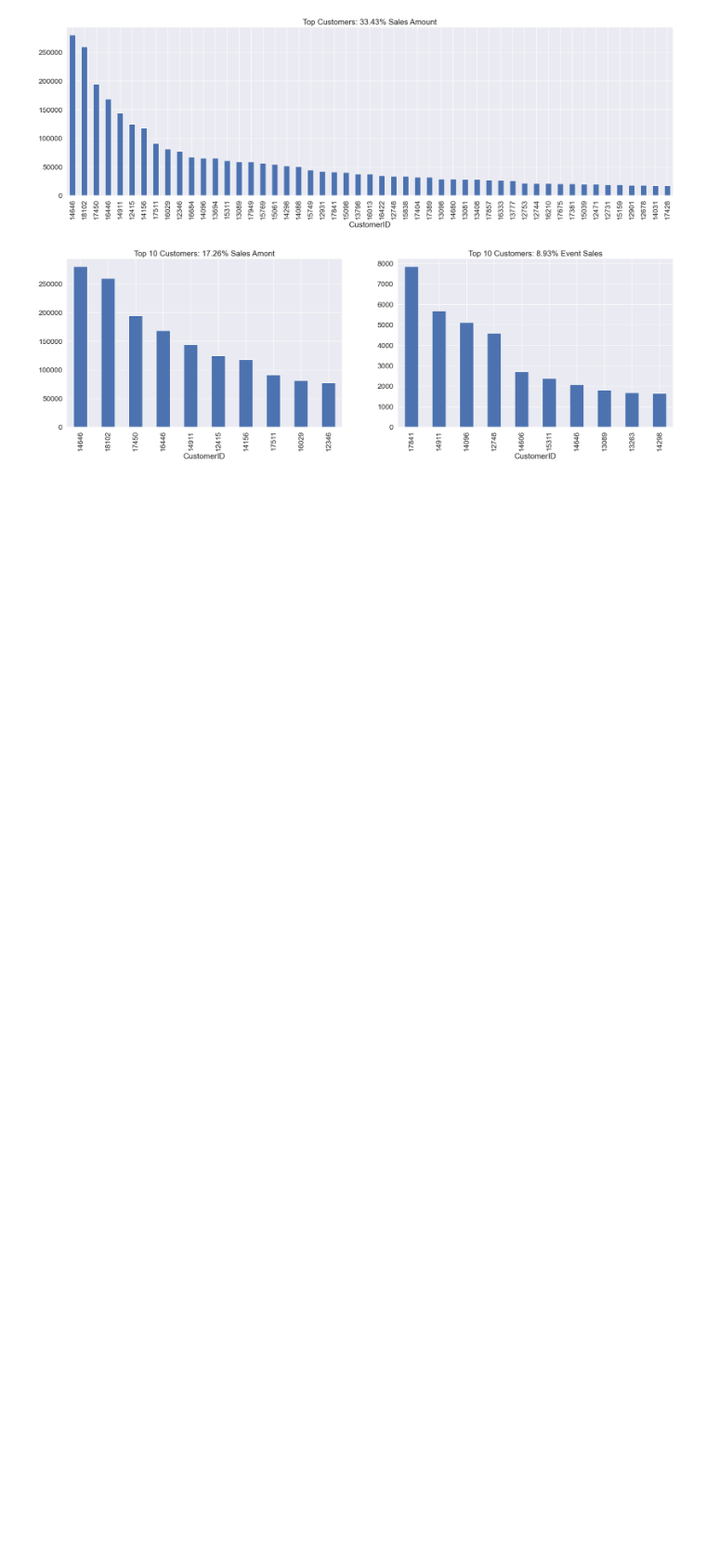
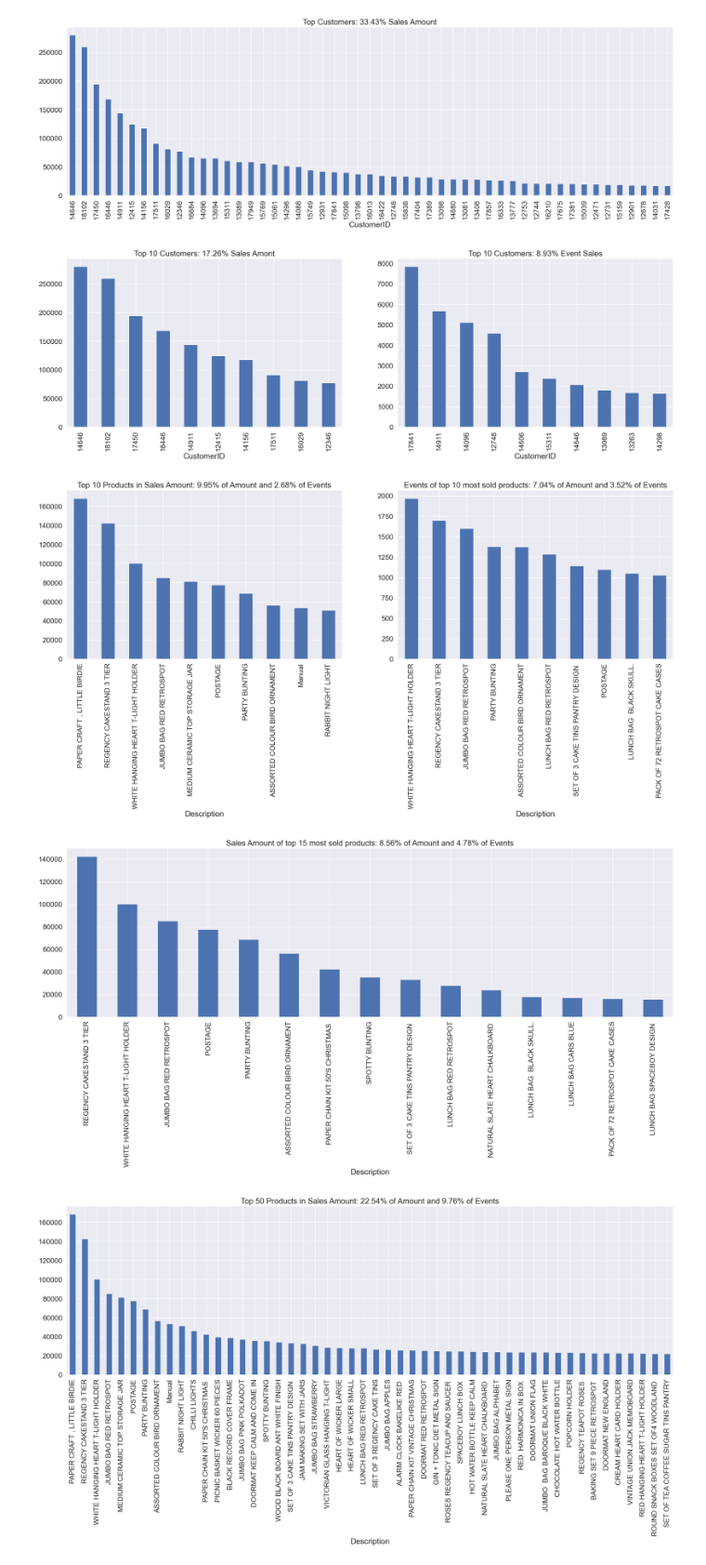
Before and after one commit to INCREDIBLE-AURNOB/Market-Basket-Analysis-and-Customer-Segmentation-, a Jupyter notebook: main.ipynb, the cells around one changed output. Shown at 93% size. Cells and saved outputs as stored; diff of their text form; code cells hidden in the pictures; blank space fills up the shorter version.

```diff
--- a/main.ipynb
+++ b/main.ipynb
@@ -225,3 +225,55 @@ g = df.groupby(["CustomerID"]).amount.count().sort_values(ascending = False)[:10
 # %% [output]
 [figure]
 [figure]
+# %%
+AmoutSum = df.groupby(["Description"]).amount.sum().sort_values(ascending = False)
+inv = df[["Description", "InvoiceNo"]].groupby(["Description"]).InvoiceNo.unique().\
+      agg(np.size).sort_values(ascending = False)
+
+fig = plt.figure(figsize=(25, 7))
+f1 = fig.add_subplot(121)
+Top10 = list(AmoutSum[:10].index)
+PercentSales =  np.round((AmoutSum[Top10].sum()/AmoutSum.sum()) * 100, 2)
+PercentEvents = np.round((inv[Top10].sum()/inv.sum()) * 100, 2)
+g = AmoutSum[Top10].\
+    plot(kind='bar', title='Top 10 Products in Sales Amount: {:3.2f}% of Amount and {:3.2f}% of Events'.\
+                       format(PercentSales, PercentEvents))
+
+f1 = fig.add_subplot(122)
+Top10Ev = list(inv[:10].index)
+PercentSales =  np.round((AmoutSum[Top10Ev].sum()/AmoutSum.sum()) * 100, 2)
+PercentEvents = np.round((inv[Top10Ev].sum()/inv.sum()) * 100, 2)
+g = inv[Top10Ev].\
+    plot(kind='bar', title='Events of top 10 most sold products: {:3.2f}% of Amount and {:3.2f}% of Events'.\
+                       format(PercentSales, PercentEvents))
+
+
+fig = plt.figure(figsize=(25, 7))
+Top15ev = list(inv[:15].index)
+PercentSales =  np.round((AmoutSum[Top15ev].sum()/AmoutSum.sum()) * 100, 2)
+PercentEvents = np.round((inv[Top15ev].sum()/inv.sum()) * 100, 2)
+g = AmoutSum[Top15ev].sort_values(ascending = False).\
+    plot(kind='bar',
+         title='Sales Amount of top 15 most sold products: {:3.2f}% of Amount and {:3.2f}% of Events'.\
+         format(PercentSales, PercentEvents))
+
+fig = plt.figure(figsize=(25, 7))
+Top50 = list(AmoutSum[:50].index)
+PercentSales =  np.round((AmoutSum[Top50].sum()/AmoutSum.sum()) * 100, 2)
+PercentEvents = np.round((inv[Top50].sum()/inv.sum()) * 100, 2)
+g = AmoutSum[Top50].\
+    plot(kind='bar',
+         title='Top 50 Products in Sales Amount: {:3.2f}% of Amount and {:3.2f}% of Events'.\
+         format(PercentSales, PercentEvents))
+
+fig = plt.figure(figsize=(25, 7))
+Top50Ev = list(inv[:50].index)
+PercentSales =  np.round((AmoutSum[Top50Ev].sum()/AmoutSum.sum()) * 100, 2)
+PercentEvents = np.round((inv[Top50Ev].sum()/inv.sum()) * 100, 2)
+g = inv[Top50Ev].\
+    plot(kind='bar', title='Top 50 most sold products: {:3.2f}% of Amount and {:3.2f}% of Events'.\
+                       format(PercentSales, PercentEvents))
+# %% [output]
+[figure, added]
+[figure, added]
+[figure, added]
```
Also changed, not shown: parts of 7 cells of this notebook.
